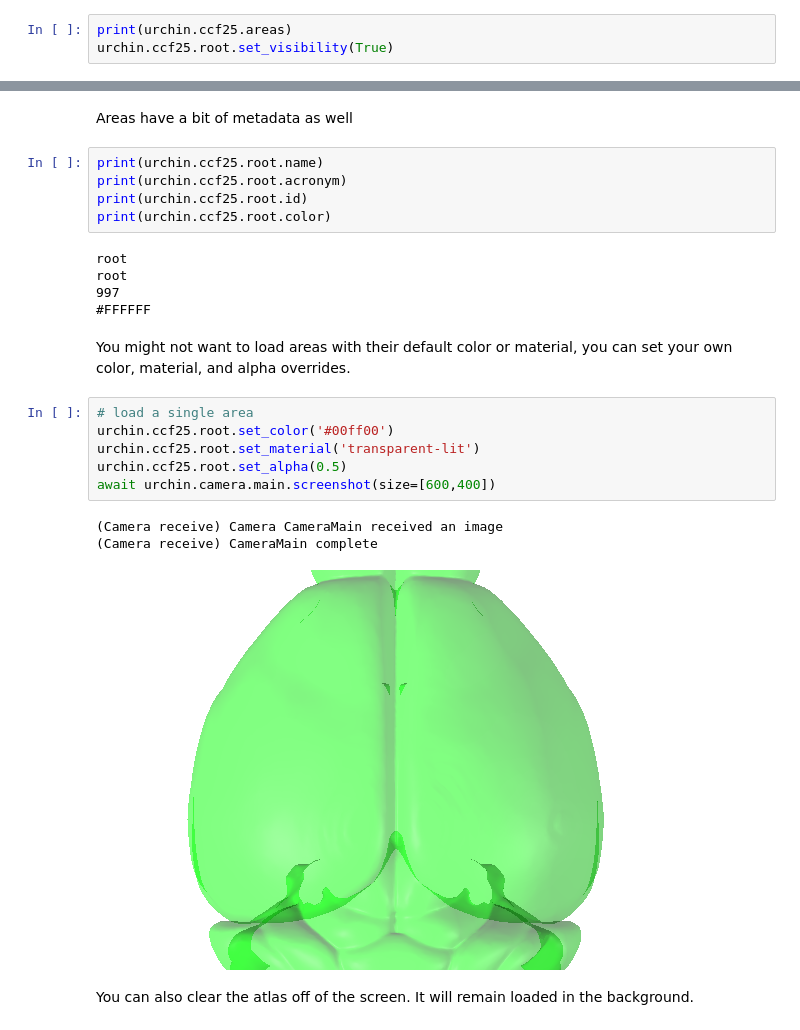
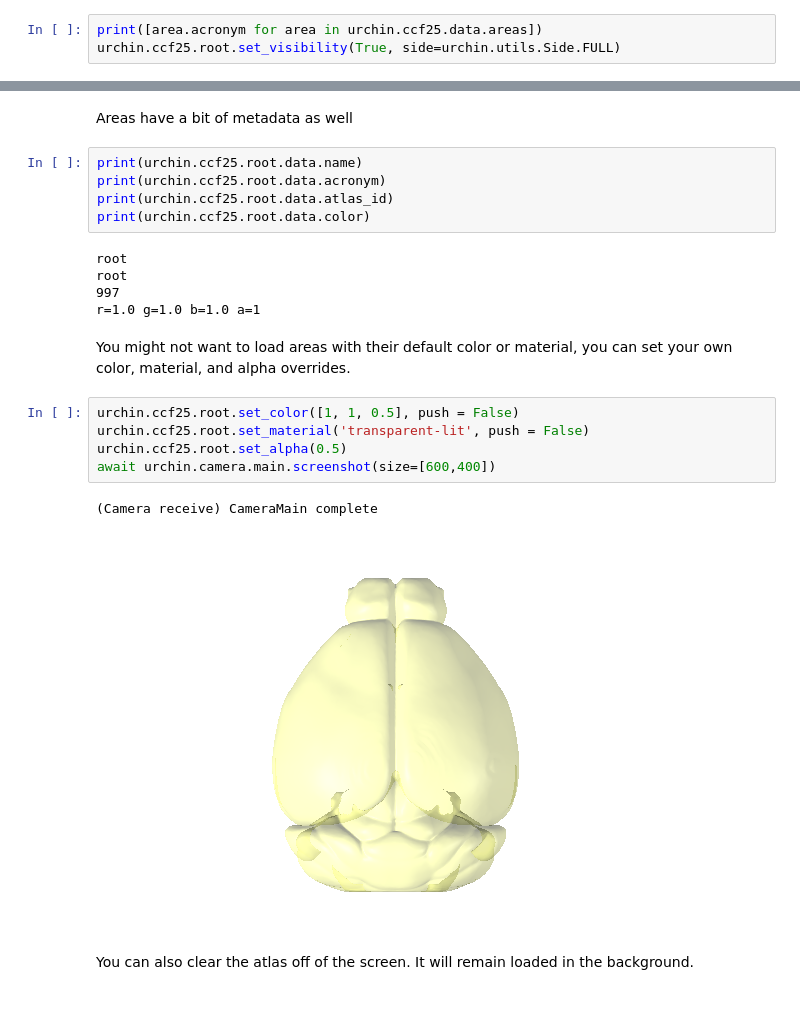
Before and after one commit to VirtualBrainLab/urchin-examples, a Jupyter notebook: basics/areas.ipynb, the cells around one changed output, grey strips where cells are left out. Cells and saved outputs as stored; diff of their text form.

Commit message:
feat: working on updates to area code

```diff
--- a/basics/areas.ipynb
+++ b/basics/areas.ipynb
@@ -35,6 +35,6 @@ An Atlas stores a list of areas, which can be loaded in the renderer
 # %%
-print(urchin.ccf25.areas)
-urchin.ccf25.root.set_visibility(True)
+print([area.acronym for area in urchin.ccf25.data.areas])
+urchin.ccf25.root.set_visibility(True, side=urchin.utils.Side.FULL)
 # %% [output]
 ['root', 'grey', 'CH', 'CTX', 'CTXpl', 'Isocortex', 'FRP', 'FRP1', 'FRP2/3', 'FRP5', 'FRP6a', 'FRP6b', 'MO', 'MOp', 'MOp1', 'MOp2/3', 'MOp5', 'MOp6a', 'MOp6b', 'MOs', 'MOs1', 'MOs2/3', 'MOs5', 'MOs6a' ...
 # %% [markdown]
@@ -48,27 +49,25 @@ await urchin.camera.main.screenshot(size=[600,400])
 # %% [markdown]
 Areas have a bit of metadata as well
 # %%
-print(urchin.ccf25.root.name)
-print(urchin.ccf25.root.acronym)
-print(urchin.ccf25.root.id)
-print(urchin.ccf25.root.color)
+print(urchin.ccf25.root.data.name)
+print(urchin.ccf25.root.data.acronym)
+print(urchin.ccf25.root.data.atlas_id)
+print(urchin.ccf25.root.data.color)
 # %% [output]
 root
 root
 997
-#FFFFFF
+r=1.0 g=1.0 b=1.0 a=1
 # %% [markdown]
 You might not want to load areas with their default color or material, you can set your own color, material, and alpha overrides.
 # %%
-# load a single area
-urchin.ccf25.root.set_color('#00ff00')
-urchin.ccf25.root.set_material('transparent-lit')
+urchin.ccf25.root.set_color([1, 1, 0.5], push = False)
+urchin.ccf25.root.set_material('transparent-lit', push = False)
 urchin.ccf25.root.set_alpha(0.5)
 await urchin.camera.main.screenshot(size=[600,400])
 # %% [output]
-(Camera receive) Camera CameraMain received an image
 (Camera receive) CameraMain complete
-[figure, old version]
+[figure, new version]
 # %% [markdown]
 You can also clear the atlas off of the screen. It will remain loaded in the background.
 # %%
```
Also changed, not shown: parts of 3 cells of this notebook.
